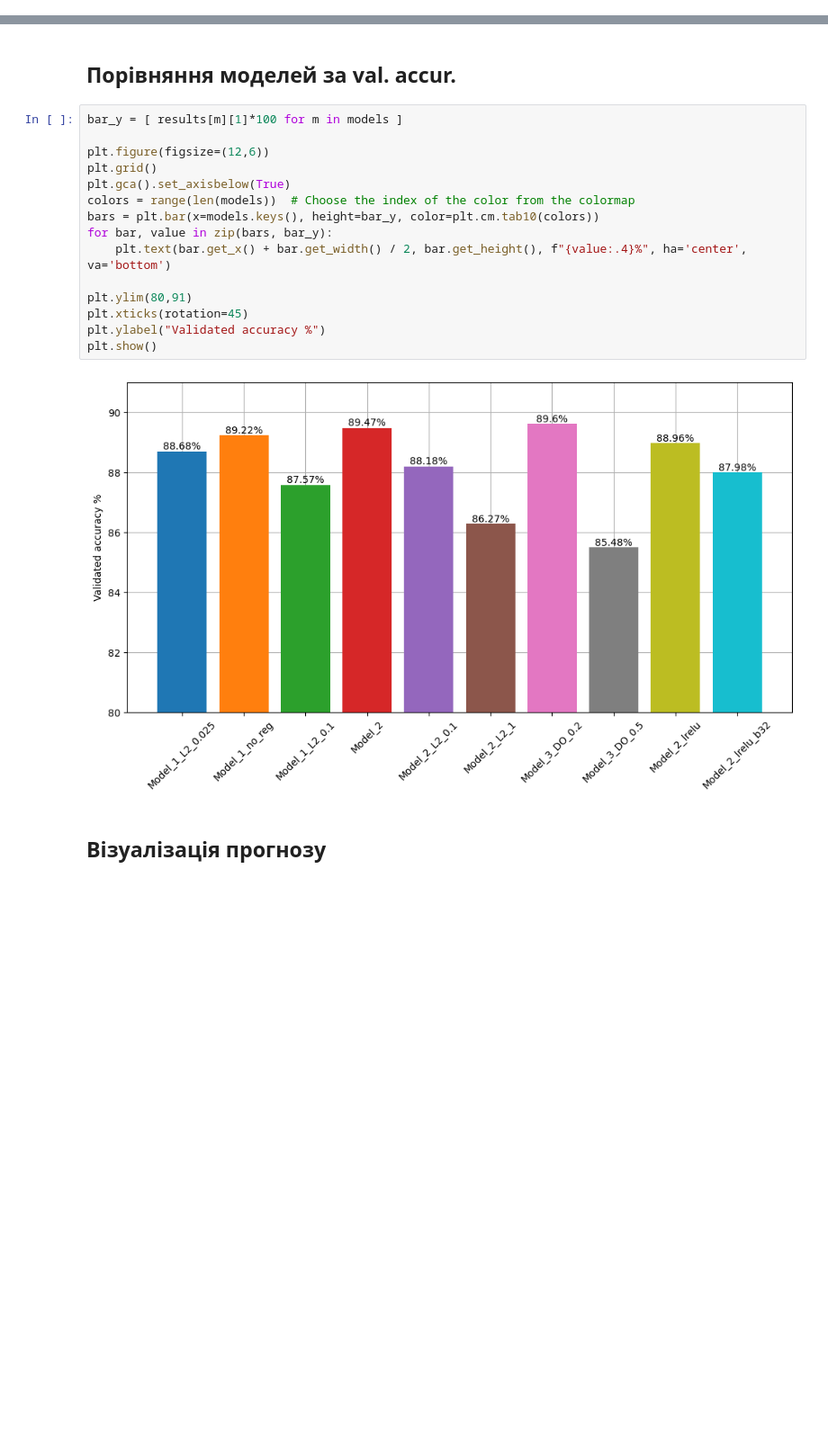
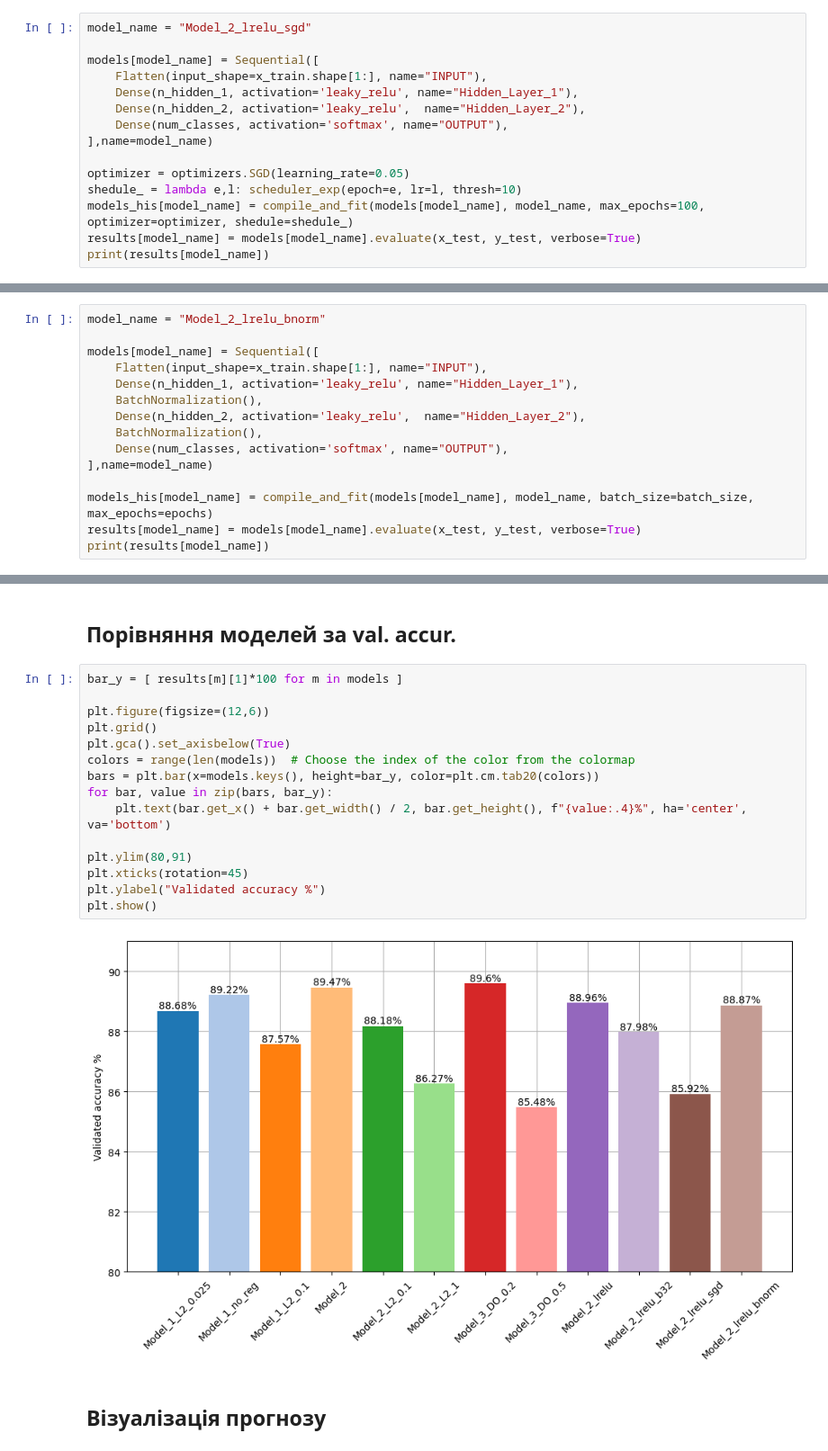
Before and after one commit to lexxai/goit_python_ds_hw_09, a Jupyter notebook: goit_python_ds_hw_09.ipynb, the cells around one changed output, grey strips where cells are left out. Shown at 90% size. Drawn from its saved outputs; the diff is of its cells as text; blank space fills up the shorter version.

```diff
--- a/goit_python_ds_hw_09.ipynb
+++ b/goit_python_ds_hw_09.ipynb
@@ -704,0 +720,15 @@ _________________________________________________________________
+# %%
+model_name = "Model_2_lrelu_sgd"
+
+models[model_name] = Sequential([
+    Flatten(input_shape=x_train.shape[1:], name="INPUT"),
+    Dense(n_hidden_1, activation='leaky_relu', name="Hidden_Layer_1"),
+    Dense(n_hidden_2, activation='leaky_relu',  name="Hidden_Layer_2"),
+    Dense(num_classes, activation='softmax', name="OUTPUT"),
+],name=model_name)
+
+optimizer = optimizers.SGD(learning_rate=0.05)
+shedule_ = lambda e,l: scheduler_exp(epoch=e, lr=l, thresh=10)
+models_his[model_name] = compile_and_fit(models[model_name], model_name, max_epochs=100, optimizer=optimizer, shedule=shedule_)
+results[model_name] = models[model_name].evaluate(x_test, y_test, verbose=True)
+print(results[model_name])
@@ -704,0 +755,15 @@ _________________________________________________________________
+# %%
+model_name = "Model_2_lrelu_bnorm"
+
+models[model_name] = Sequential([
+    Flatten(input_shape=x_train.shape[1:], name="INPUT"),
+    Dense(n_hidden_1, activation='leaky_relu', name="Hidden_Layer_1"),
+    BatchNormalization(),
+    Dense(n_hidden_2, activation='leaky_relu',  name="Hidden_Layer_2"),
+    BatchNormalization(),
+    Dense(num_classes, activation='softmax', name="OUTPUT"),
+],name=model_name)
+
+models_his[model_name] = compile_and_fit(models[model_name], model_name, batch_size=batch_size, max_epochs=epochs)
+results[model_name] = models[model_name].evaluate(x_test, y_test, verbose=True)
+print(results[model_name])
@@ -940,20 +1059,20 @@ Confusion matrix for: 'Model_2_L2_1'
 # %%
 bar_y = [ results[m][1]*100 for m in models ]
 
 plt.figure(figsize=(12,6))
 plt.grid()
 plt.gca().set_axisbelow(True)
 colors = range(len(models))  # Choose the index of the color from the colormap
-bars = plt.bar(x=models.keys(), height=bar_y, color=plt.cm.tab10(colors))
+bars = plt.bar(x=models.keys(), height=bar_y, color=plt.cm.tab20(colors))
 for bar, value in zip(bars, bar_y):
     plt.text(bar.get_x() + bar.get_width() / 2, bar.get_height(), f"{value:.4}%", ha='center', va='bottom')
 
 plt.ylim(80,91)
 plt.xticks(rotation=45)
 plt.ylabel("Validated accuracy %")
 plt.show()
 # %% [output]
-[figure, old version]
+[figure, new version]
 # %% [markdown]
 ## Візуалізація прогнозу
 # %%
```
Also changed, not shown: parts of 30 cells of this notebook.
